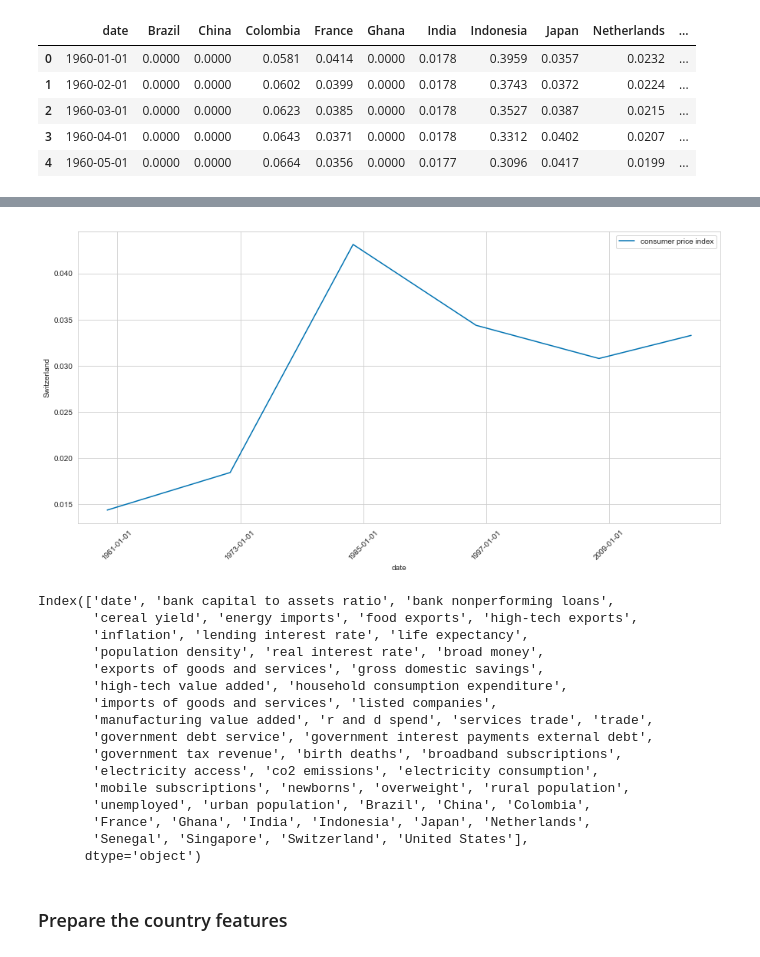
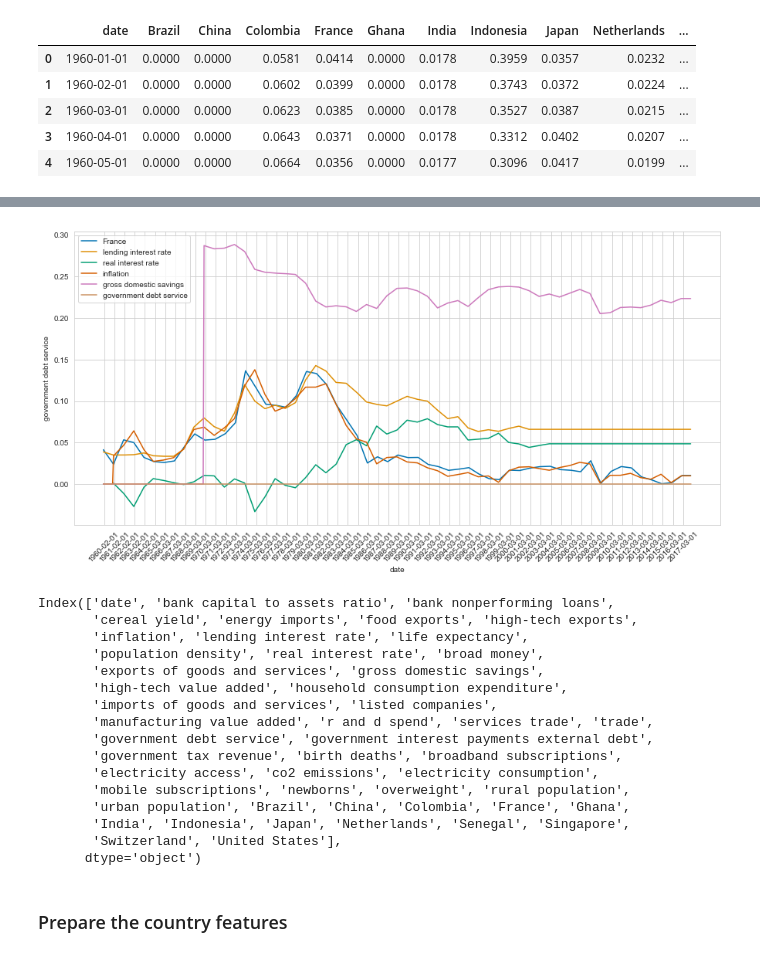
Before and after one commit to denominations-io/macroeconomics, a Jupyter notebook: model_one_country_level.ipynb, the cells around one changed output, grey strips where cells are left out. Cells and saved outputs as stored; diff of their text form; code cells hidden in the pictures.

Commit message:
update country level featurization notebook

```diff
--- a/model_one_country_level.ipynb
+++ b/model_one_country_level.ipynb
@@ -37,7 +37,7 @@ pd.options.display.float_format = '{:20,.4f}'.format
 sns.set_style("whitegrid")
 sns.set_palette("colorblind")
 # %%
-country = 'Switzerland'
+country = 'France'
 # %% [markdown]
 #### Load and combine the features and labels
 # %%
@@ -77,17 +77,17 @@ combined_df.head()
 # %%
 fig, ax = plt.subplots(figsize=(15,7))
-[sns.lineplot(x='date', y=c, markers=True, ax=ax, label='consumer price index', data=combined_df) for c in list([country])]
+[sns.lineplot(x='date', y=c, markers=True, ax=ax, label=c, data=combined_df) for c in list([country, 'lending interest rate', 'real interest rate', 'inflation', 'gross domestic savings', 'government debt service'])]
 
 xticks=ax.xaxis.get_major_ticks()
 for i in range(len(xticks)):
     if i % 12 == 1:
         xticks[i].set_visible(True)
     else:
         xticks[i].set_visible(False)
 
 ax.set_xticklabels(combined_df['date'], rotation=45);
 # %% [output]
-[figure, old version]
+[figure, new version]
 # %%
 combined_df.columns
 # %% [output]
@@ -103,9 +103,9 @@ Index(['date', 'bank capital to assets ratio', 'bank nonperforming loans',
        'government tax revenue', 'birth deaths', 'broadband subscriptions',
        'electricity access', 'co2 emissions', 'electricity consumption',
        'mobile subscriptions', 'newborns', 'overweight', 'rural population',
-       'unemployed', 'urban population', 'Brazil', 'China', 'Colombia',
-       'France', 'Ghana', 'India', 'Indonesia', 'Japan', 'Netherlands',
-       'Senegal', 'Singapore', 'Switzerland', 'United States'],
+       'urban population', 'Brazil', 'China', 'Colombia', 'France', 'Ghana',
+       'India', 'Indonesia', 'Japan', 'Netherlands', 'Senegal', 'Singapore',
+       'Switzerland', 'United States'],
       dtype='object')
 # %% [markdown]
 ### Prepare the country features
```
Also changed, not shown: parts of 15 cells of this notebook, 2 other files.
